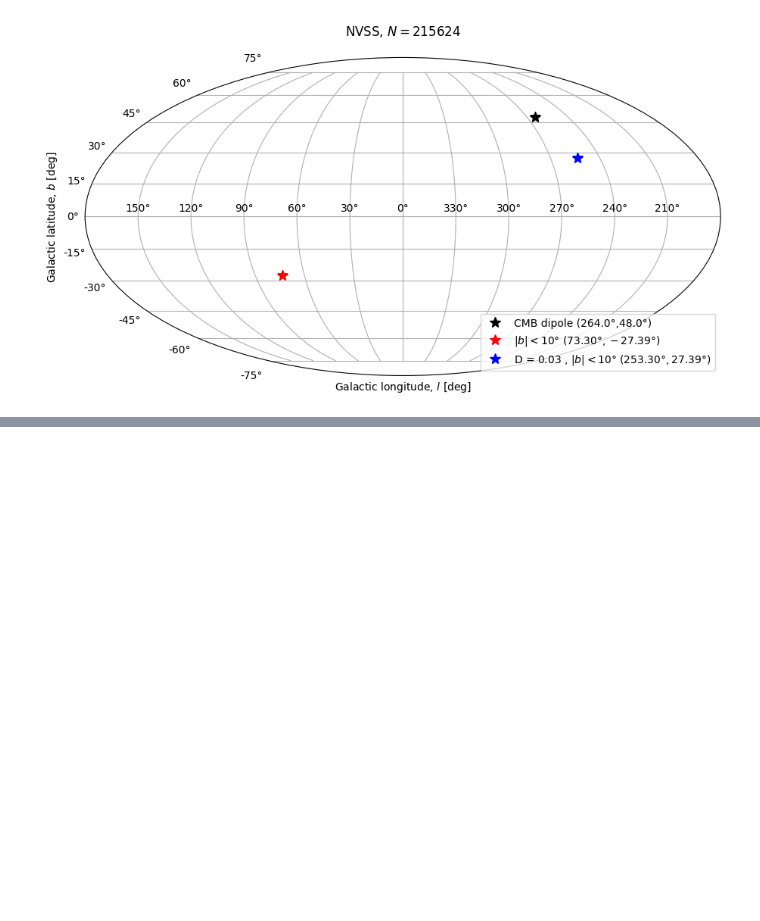
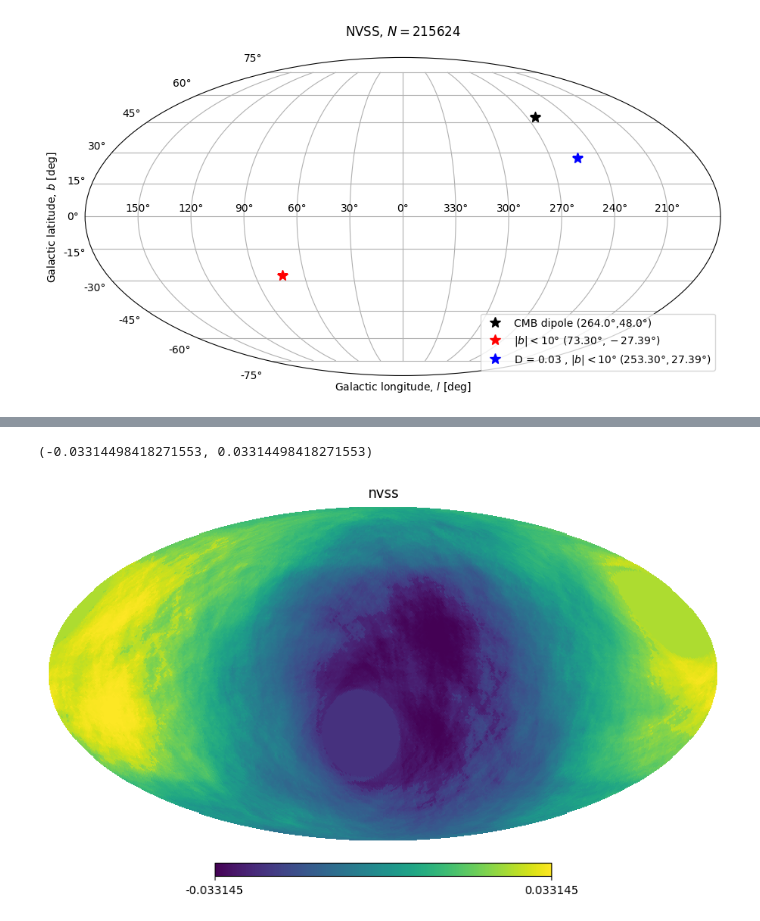
Before and after one commit to alvarosena41/Aprendendo-Healpy, a Jupyter notebook: Densidade_de_fontes_healpy.ipynb, the cells around one changed output, grey strips where cells are left out. Saved outputs shown, nothing was run; the diff lists cells and outputs as text; code cells hidden in the pictures; blank space fills up the shorter version.

```diff
--- a/Densidade_de_fontes_healpy.ipynb
+++ b/Densidade_de_fontes_healpy.ipynb
@@ -1035,0 +1146,13 @@ for i in range(len(central_pixels_positions)):
+# %%
+delta, coord = calculo_delta_direction(coord_ca_cartesian_array, central_pixels_positions)
+# %%
+delta.min(), delta.max()
+# %% [output]
+(-0.03314498418271553, 0.03314498418271553)
+# %%
+# # Visualizar o mapa de densidade
+hp.mollview(delta, title=name,
+            norm='hist')
+plt.show()
+# %% [output]
+[figure, added]
```
Also changed, not shown: parts of 19 cells of this notebook.
